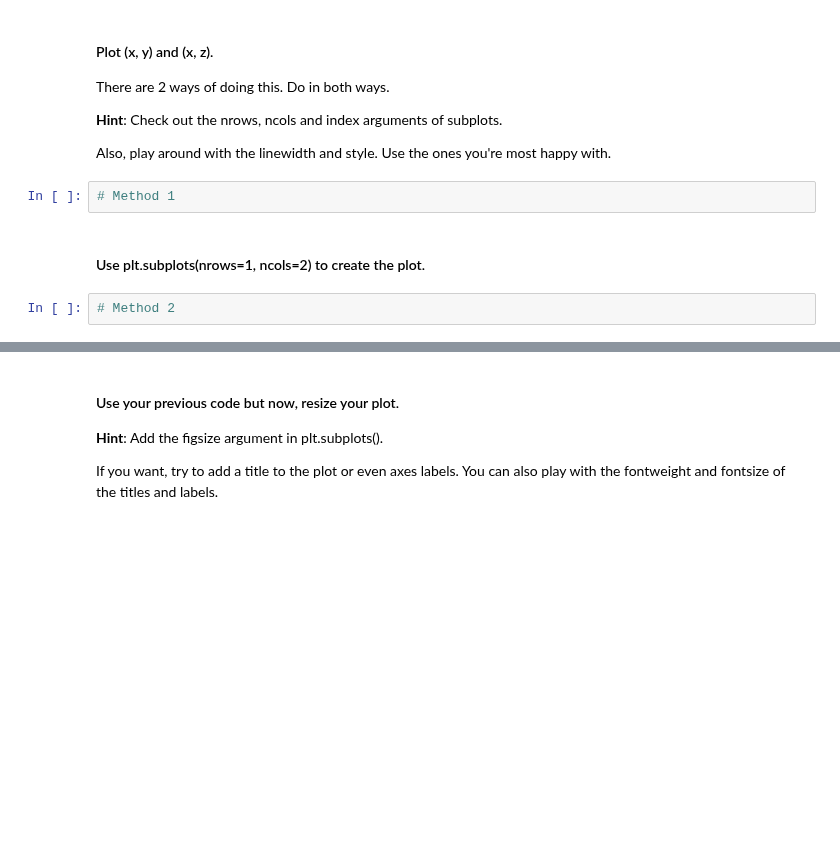
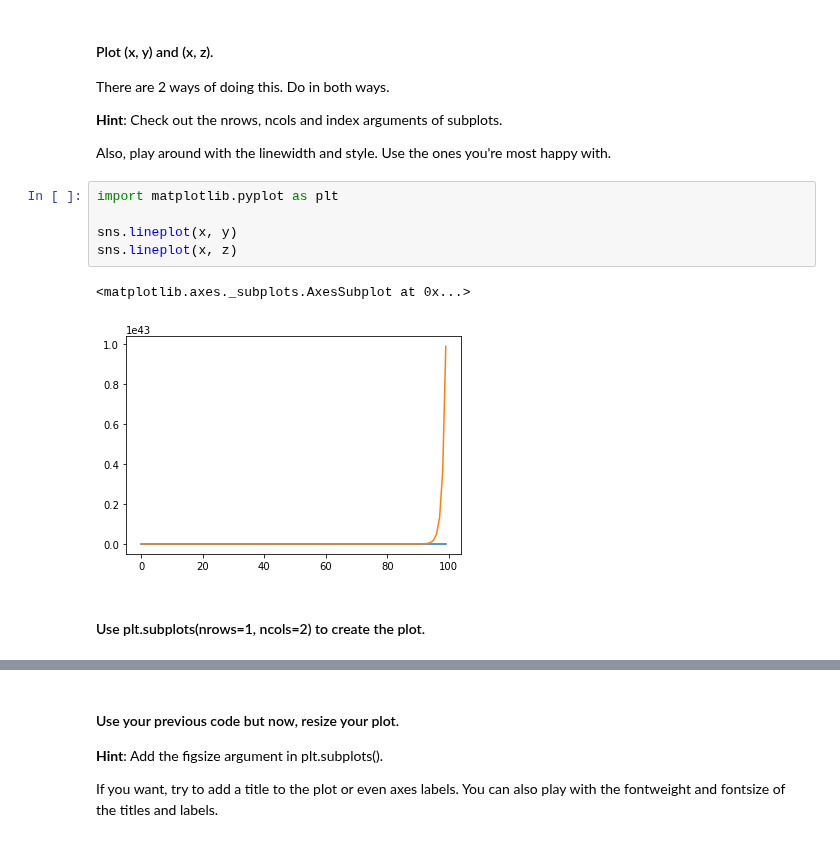
Before and after one commit to ta-data-lis/lab-matplotlib-seaborn, a Jupyter notebook: your-code/main.ipynb, the cells around one changed output, grey strips where cells are left out. Saved outputs shown, nothing was run; the diff lists cells and outputs as text; blank space fills up the shorter version.

```diff
--- a/your-code/main.ipynb
+++ b/your-code/main.ipynb
@@ -20,9 +21,13 @@ There are 2 ways of doing this. Do in both ways.
 **Hint**: Check out the nrows, ncols and index arguments of subplots.
 
 Also, play around with the linewidth and style. Use the ones you're most happy with.
-# %%
-# Method 1
+# %%
+import matplotlib.pyplot as plt
+
+sns.lineplot(x, y)
+sns.lineplot(x, z)
+# %% [output]
+<matplotlib.axes._subplots.AxesSubplot at 0x...>
+[figure, added]
 # %% [markdown]
 #### Use plt.subplots(nrows=1, ncols=2) to create the plot.
-# %%
-# Method 2
```
Also changed, not shown: parts of 43 cells of this notebook, 1 other file.
